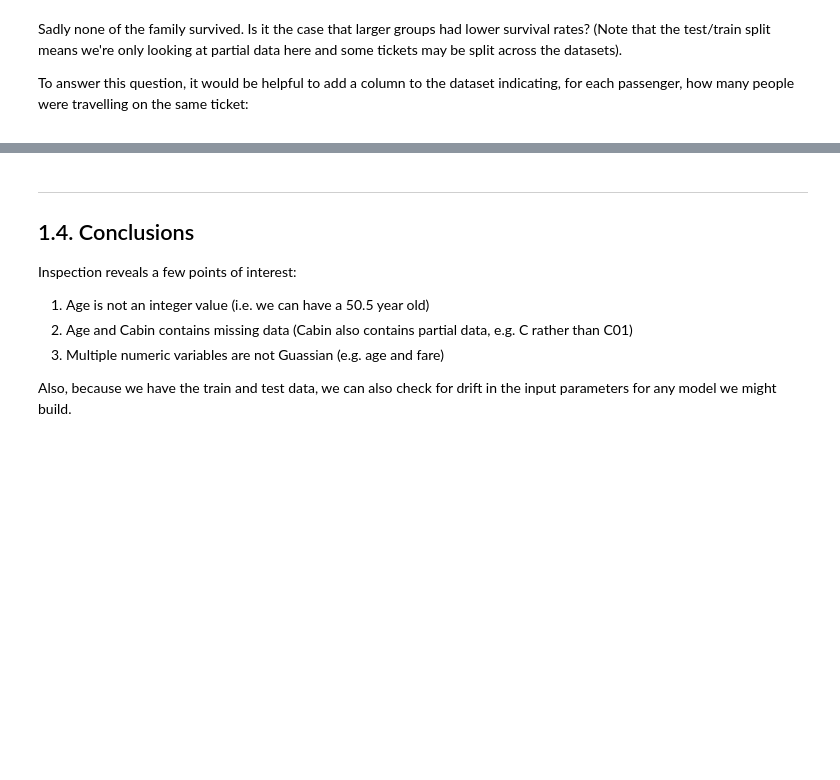
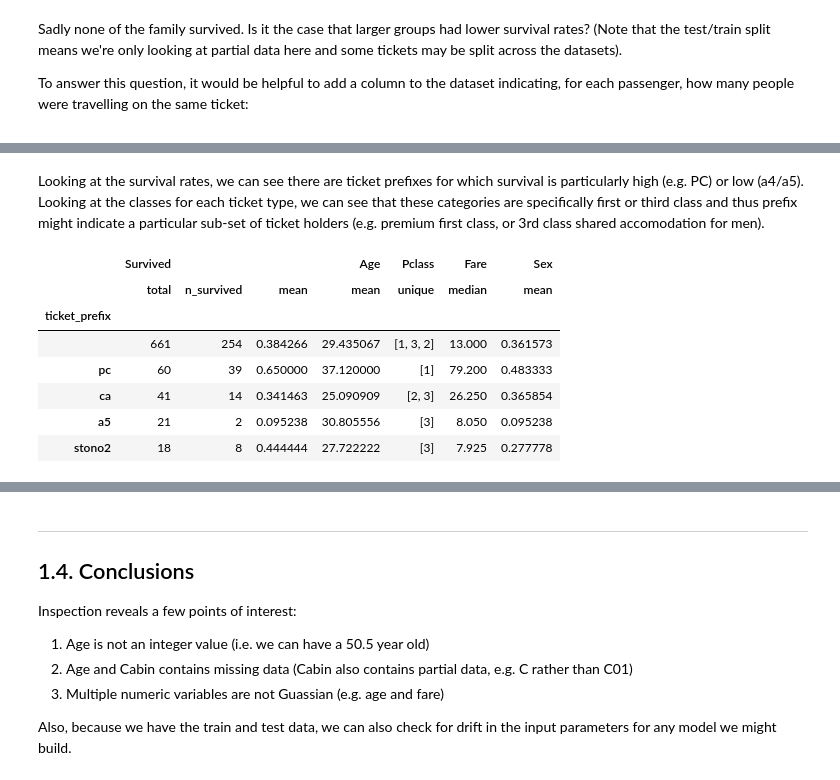
Before and after one commit to stephentown42/ML_examples, a Jupyter notebook: notebooks/titanic/1_understanding_the_data.ipynb, the cells around one changed output, grey strips where cells are left out. Drawn from its saved outputs; the diff is of its cells as text; code cells hidden in the pictures; blank space fills up the shorter version.

```diff
--- a/notebooks/titanic/1_understanding_the_data.ipynb
+++ b/notebooks/titanic/1_understanding_the_data.ipynb
@@ -371,0 +368,10 @@ It's thus difficult to see where cabin might fit within a statistical model of s
+# %%
+def get_ticket_number(df):
+    return (
+        df['Ticket']
+        .str.replace('LINE', 'LINE 0')          # Use 0 to indicate missing number on tickets for LINE passengers
+        .str.split(' ').str[-1].astype(int)     # Return numbers as integers
+    )
+
+train['ticket_num'] = get_ticket_number(train)
+test['ticket_num'] = get_ticket_number(test)
@@ -371,0 +393,22 @@ It's thus difficult to see where cabin might fit within a statistical model of s
+# %% [markdown]
+<span style="font-size:14px;line-height:1.5">
+Looking at the survival rates, we can see there are ticket prefixes for which survival is particularly high (e.g. PC) or low (a4/a5). Looking at the classes for each ticket type, we can see that these categories are specifically first or third class and thus prefix might indicate a particular sub-set of ticket holders (e.g. premium first class, or 3rd class shared accomodation for men).
+</span>
+# %%
+pd.DataFrame(
+    train
+    .replace({'Sex':{'male':0, 'female':1}})      # convert category to number for averaging
+    .groupby('ticket_prefix')
+    .agg({'Survived':['count', 'sum', 'mean'], 'Age':['mean'], 'Pclass':['unique'], 'Fare':['median'], 'Sex':['mean']})
+    .rename(columns={'count':'total','sum':'n_survived'})
+    .sort_values(by=('Survived','total'), ascending=False)
+).head()
+# %% [output]
+|  | Survived |  |  | Age | Pclass | Fare | Sex |
+|  | total | n_survived | mean | mean | unique | median | mean |
+| ticket_prefix |  |  |  |  |  |  |  |
+|  | 661 | 254 | 0.384266 | 29.435067 | [1, 3, 2] | 13.000 | 0.361573 |
+| pc | 60 | 39 | 0.650000 | 37.120000 | [1] | 79.200 | 0.483333 |
+| ca | 41 | 14 | 0.341463 | 25.090909 | [2, 3] | 26.250 | 0.365854 |
+| a5 | 21 | 2 | 0.095238 | 30.805556 | [3] | 8.050 | 0.095238 |
+| stono2 | 18 | 8 | 0.444444 | 27.722222 | [3] | 7.925 | 0.277778 |
```
Also changed, not shown: parts of 43 cells of this notebook, 5 other files.
